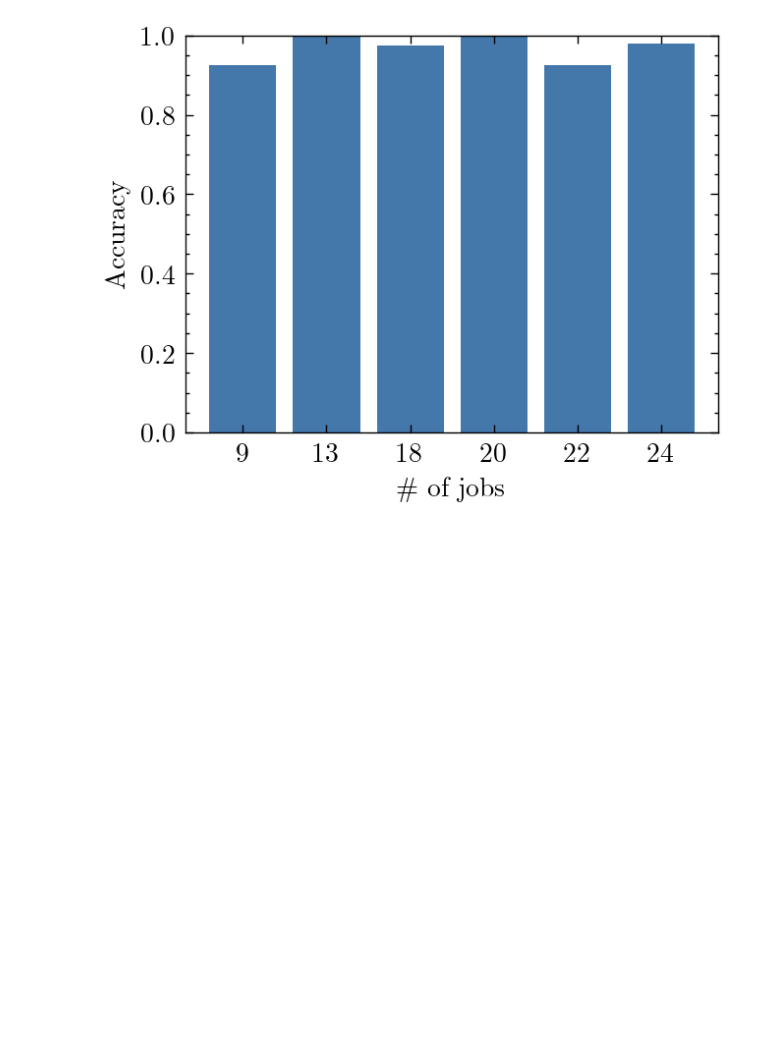
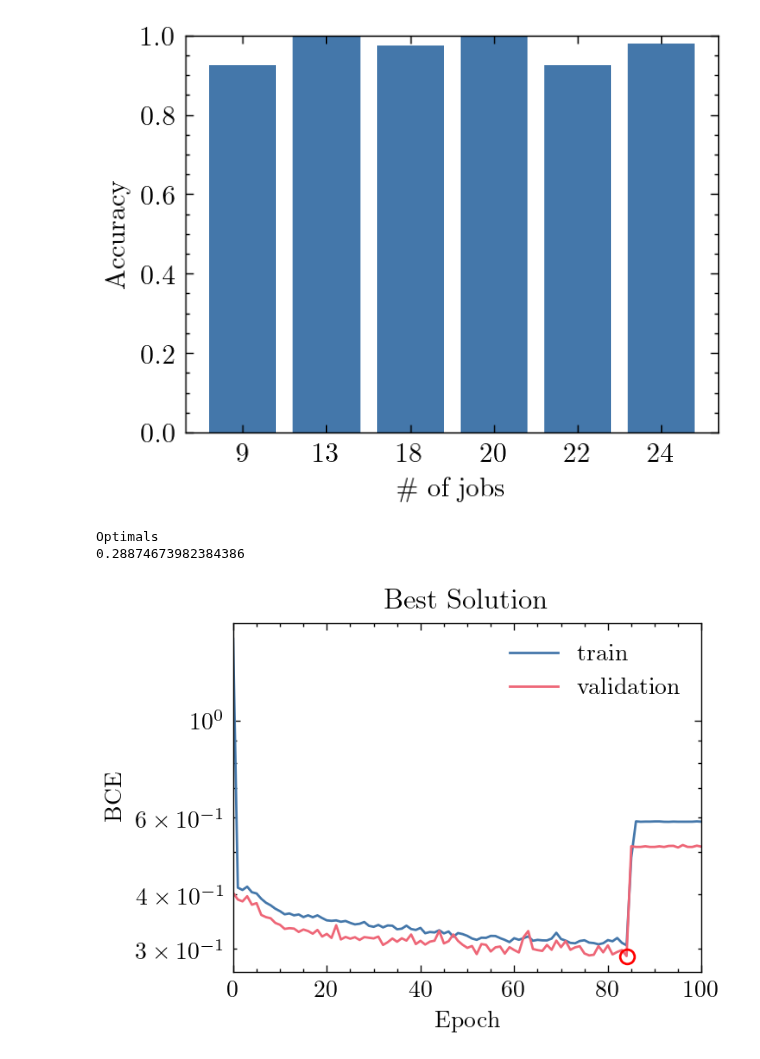
Before and after one commit to gos-ufsc/sat-gnn, a Jupyter notebook: notebooks/6.0-bmp-paper.plots.ipynb, the cells around one changed output. Drawn from its saved outputs; the diff is of its cells as text; code cells hidden in the pictures; blank space fills up the shorter version.

Commit message:
training curves and confidence plots

```diff
--- a/notebooks/6.0-bmp-paper.plots.ipynb
+++ b/notebooks/6.0-bmp-paper.plots.ipynb
@@ -80,3 +84,37 @@ plt.savefig('../accuracy_classification_across_instances.pdf')
 plt.show()
 # %% [output]
 [figure]
+# %%
+net_id = 'gbmooeqh'
+
+api = wandb.Api()
+run = api.run('brunompac/sat-gnn/'+net_id)
+training_type = run.group[len('Best-'):]
+
+df = run.history()
+train_loss = df.train_loss.values
+val_loss = df.val_loss.values
+
+best_val_loss = run.summary['best_val']
+
+fig, ax = plt.subplots()
+
+ax.plot(train_loss, label='train')
+ax.plot(val_loss, label='validation')
+ax.plot(np.where(val_loss == best_val_loss)[0], [best_val_loss], 'o', color='r', fillstyle='none')
+
+print(training_type)
+print(best_val_loss)
+
+plt.title('Best Solution')
+plt.ylabel('BCE')
+plt.xlabel('Epoch')
+plt.legend()
+plt.yscale('log')
+plt.xlim(0,100)
+plt.savefig('../training_curve_optimal.pdf')
+plt.show()
+# %% [output]
+Optimals
+0.28874673982384386
+[figure, added]
```
Also changed, not shown: parts of 6 cells of this notebook, 1 other file.
